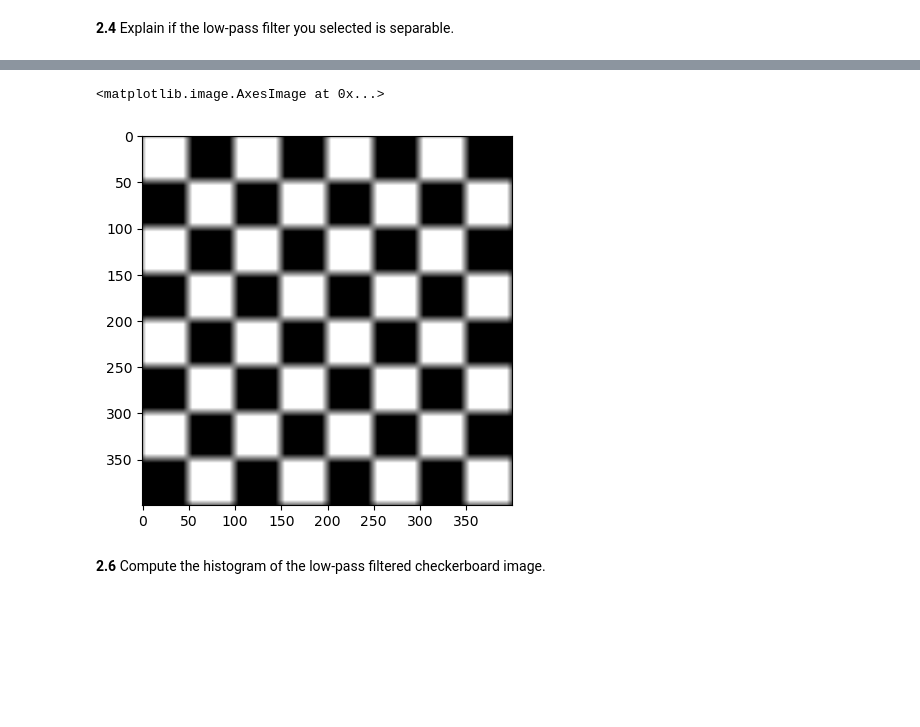
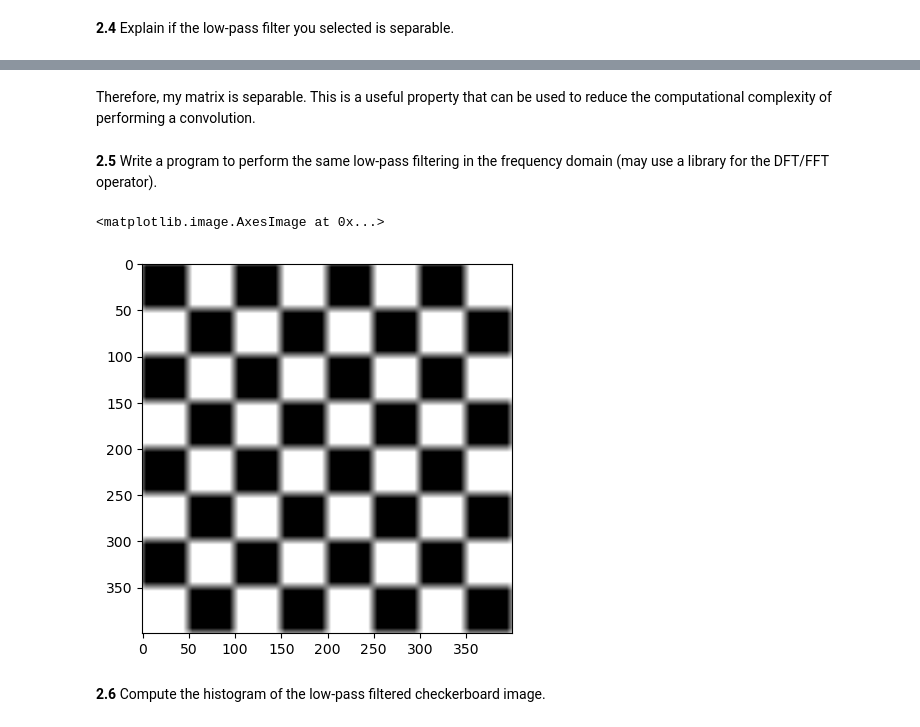
Before and after one commit to LennoxC/AIML331-Assignment-1, a Jupyter notebook: Assignment code.ipynb, the cells around one changed output, grey strips where cells are left out. Drawn from its saved outputs; the diff is of its cells as text; code cells hidden in the pictures; blank space fills up the shorter version.

```diff
--- a/Assignment code.ipynb
+++ b/Assignment code.ipynb
@@ -192 +193,5 @@ This can be expressed as:
+# %% [markdown]
+Therefore, my matrix is separable. This is a useful property that can be used to reduce the computational complexity of performing a convolution.
+# %% [markdown]
+**2.5** Write a program to perform the same low-pass filtering in the frequency domain (may use a library for the DFT/FFT operator).
 # %%
@@ -217,10 +222,10 @@ image_dft_convolution_padded = np.fft.ifft2(frequency_convolution).real
 # %%
 image_dft_convolution = image_dft_convolution_padded[5:405, 5:405]
 # %%
-plt.imshow(image_dft_convolution, cmap='gray')
+plt.imshow(image_dft_convolution, cmap='gray_r', vmin=0, vmax=255)
 # %% [output]
 <matplotlib.image.AxesImage at 0x...>
-[figure, old version]
+[figure, new version]
 # %% [markdown]
 **2.6** Compute the histogram of the low-pass filtered checkerboard image.
 # %%
```
Also changed, not shown: parts of 37 cells of this notebook, 3 other files.
